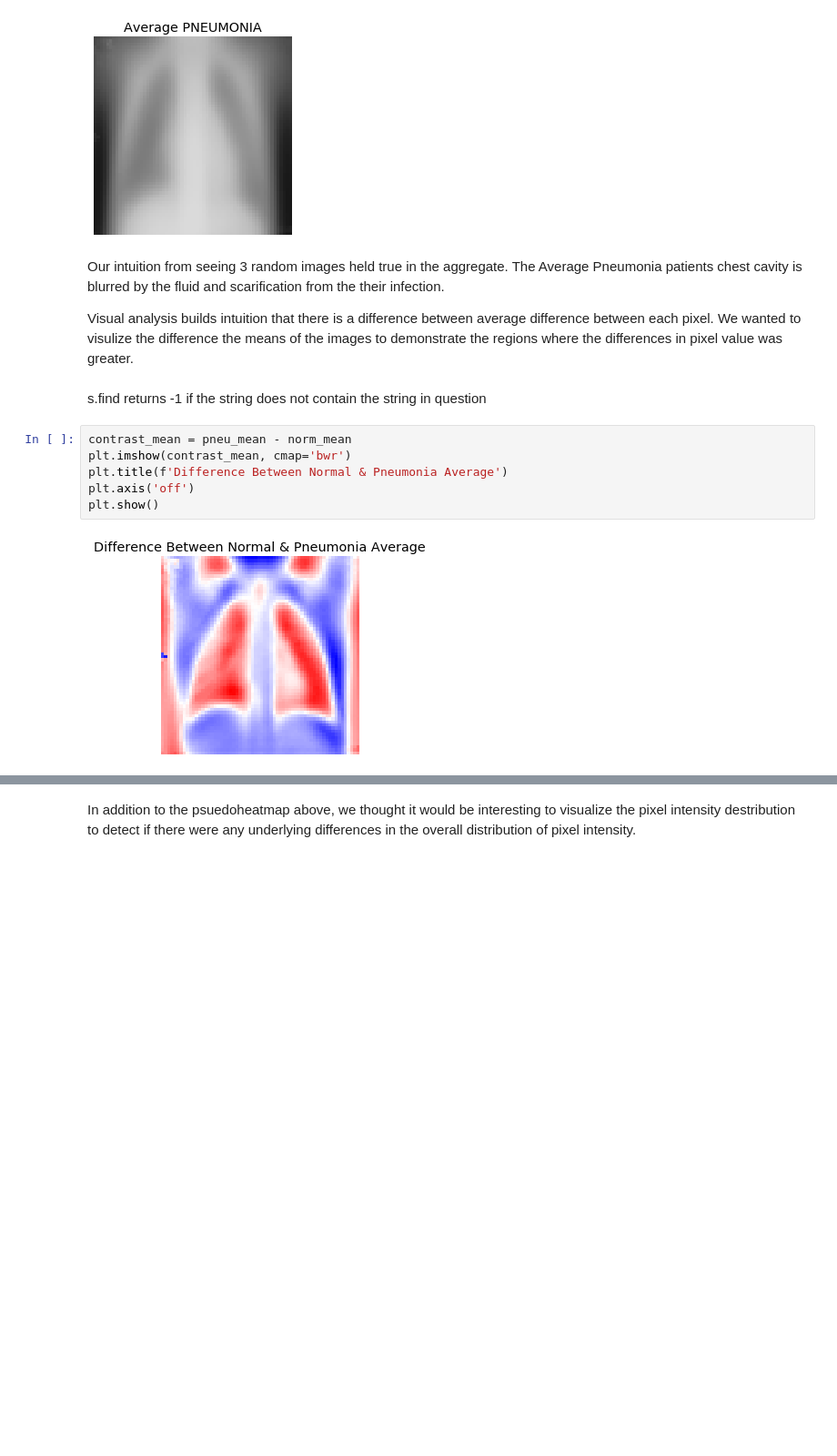
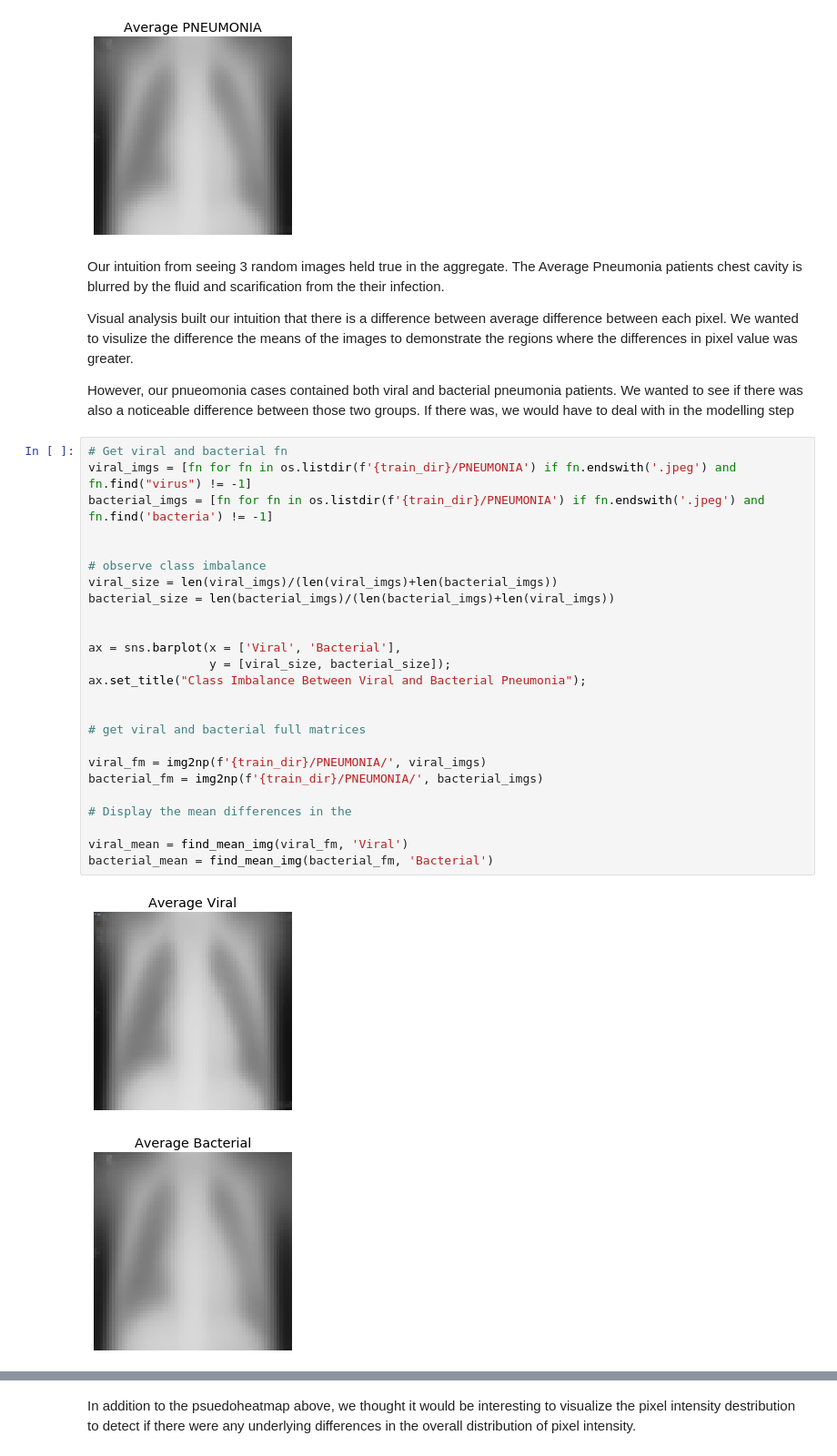
Before and after one commit to bagnine/Pnuemonia-image-classification, a Jupyter notebook: notebooks/EDA/imageEDA.ipynb, the cells around one changed output, grey strips where cells are left out. Shown: that part at 91% size. Cells and saved outputs as stored; diff of their text form; blank space fills up the shorter version.

Commit message:
added kde and viral v bacterial eda

```diff
--- a/notebooks/EDA/imageEDA.ipynb
+++ b/notebooks/EDA/imageEDA.ipynb
@@ -108,14 +131,34 @@ pneu_mean = find_mean_img(pnemonia_images, 'PNEUMONIA')
 # %% [markdown]
 Our intuition from seeing 3 random images held true in the aggregate. The Average Pneumonia patients chest cavity is blurred by the fluid and scarification from the their infection.
 
-Visual analysis builds intuition that there is a difference between average difference between each pixel. We wanted to visulize the difference the means of the images to demonstrate the regions where the differences in pixel value was greater.
+Visual analysis built our intuition that there is a difference between average difference between each pixel. We wanted to visulize the difference the means of the images to demonstrate the regions where the differences in pixel value was greater.
+
+However, our pnueomonia cases contained both viral and bacterial pneumonia patients. We wanted to see if there was also a noticeable difference between those two groups. If there was, we would have to deal with in the modelling step
-# %% [markdown]
-s.find returns -1 if the string does not contain the string in question
-# %%
-contrast_mean = pneu_mean - norm_mean
-plt.imshow(contrast_mean, cmap='bwr')
-plt.title(f'Difference Between Normal & Pneumonia Average')
-plt.axis('off')
-plt.show()
-# %% [output]
-[figure, removed]
+# %%
+# Get viral and bacterial fn
+viral_imgs = [fn for fn in os.listdir(f'{train_dir}/PNEUMONIA') if fn.endswith('.jpeg') and fn.find("virus") != -1]
+bacterial_imgs = [fn for fn in os.listdir(f'{train_dir}/PNEUMONIA') if fn.endswith('.jpeg') and fn.find('bacteria') != -1]
+
+
+# observe class imbalance
+viral_size = len(viral_imgs)/(len(viral_imgs)+len(bacterial_imgs))
+bacterial_size = len(bacterial_imgs)/(len(bacterial_imgs)+len(viral_imgs))
+
+
+ax = sns.barplot(x = ['Viral', 'Bacterial'],
+                 y = [viral_size, bacterial_size]);
+ax.set_title("Class Imbalance Between Viral and Bacterial Pneumonia");
+
+
+# get viral and bacterial full matrices
+
+viral_fm = img2np(f'{train_dir}/PNEUMONIA/', viral_imgs)
+bacterial_fm = img2np(f'{train_dir}/PNEUMONIA/', bacterial_imgs)
+
+# Display the mean differences in the
+
+viral_mean = find_mean_img(viral_fm, 'Viral')
+bacterial_mean = find_mean_img(bacterial_fm, 'Bacterial')
+# %% [output]
+[figure, added]
+[figure, added]
```
Also changed, not shown: parts of 12 cells of this notebook, 1 other file.
